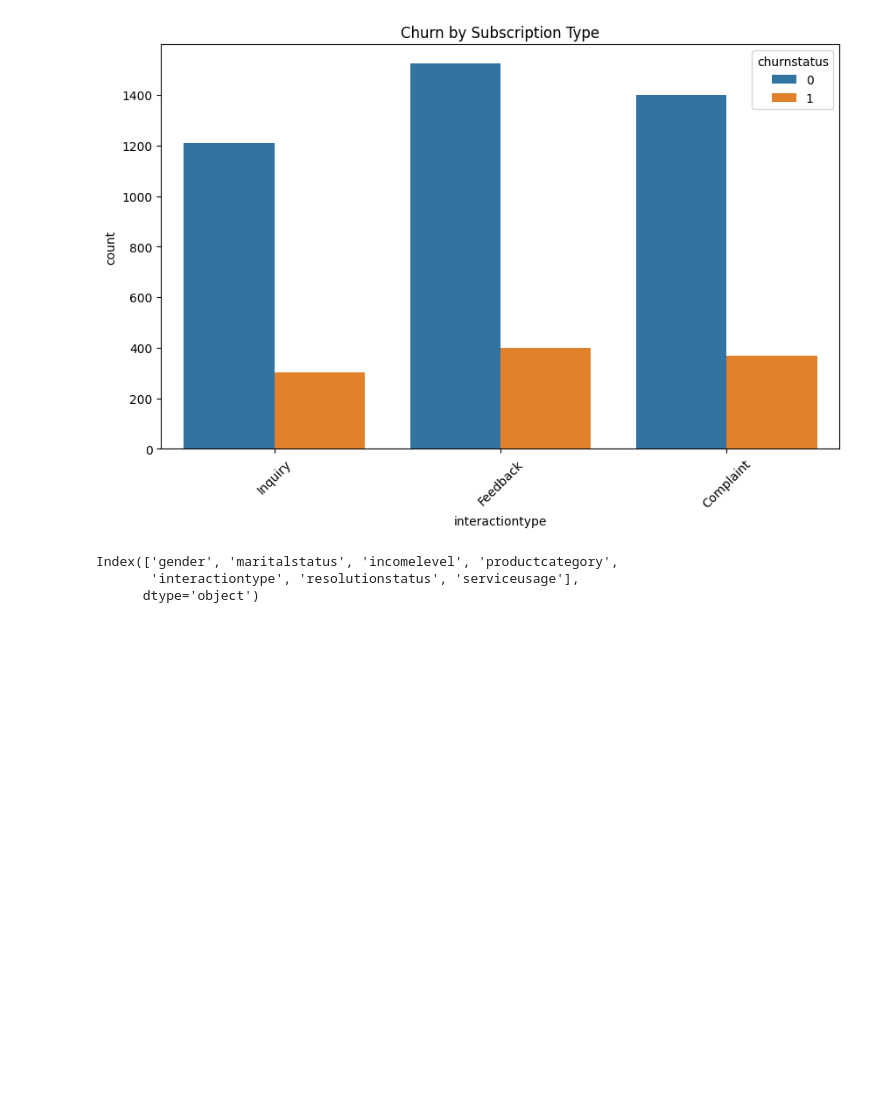
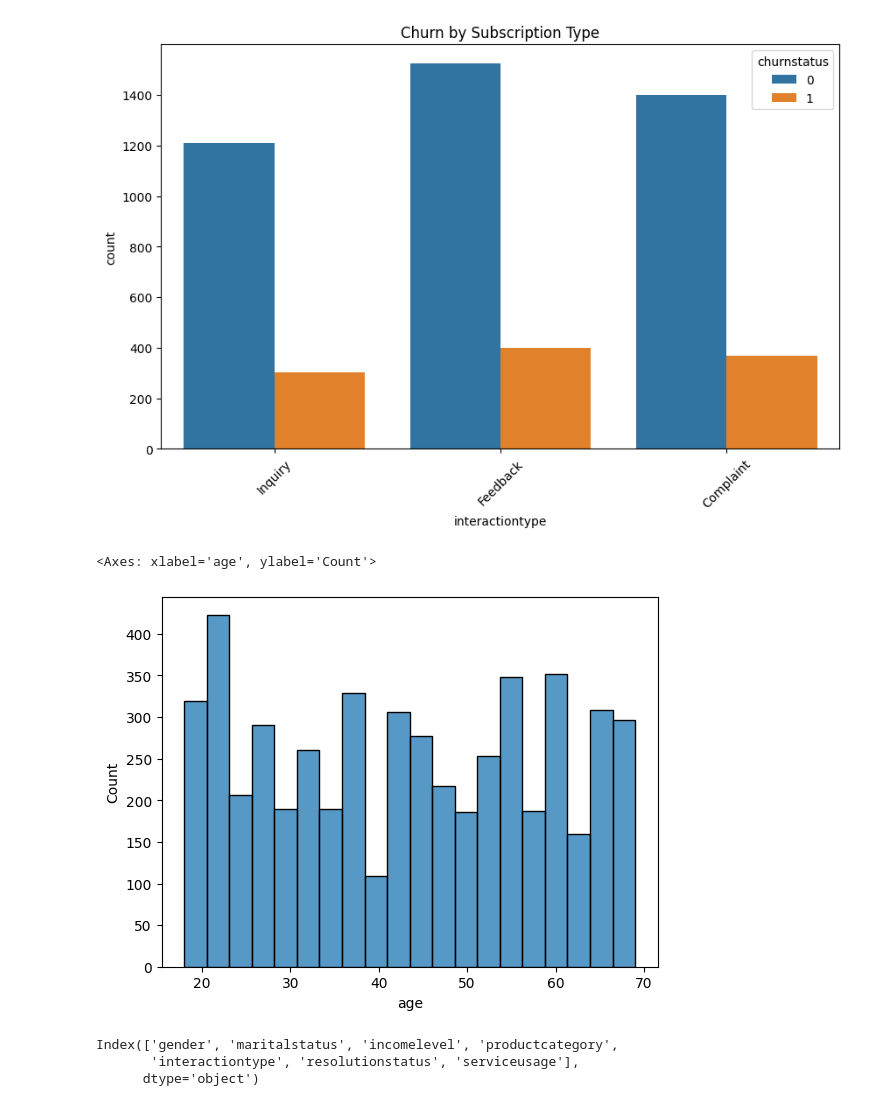
Before and after one commit to uday-12345678/Birdify, a Jupyter notebook: customer_churn_analysis.ipynb, the cells around one changed output. Drawn from its saved outputs; the diff is of its cells as text; code cells hidden in the pictures; blank space fills up the shorter version.

```diff
--- a/customer_churn_analysis.ipynb
+++ b/customer_churn_analysis.ipynb
@@ -100,6 +100,11 @@ plt.xticks(rotation=45)
 plt.show()
 # %% [output]
 [figure]
+# %%
+sns.histplot(df['age'], bins=20)
+# %% [output]
+<Axes: xlabel='age', ylabel='Count'>
+[figure, added]
 # %%
 df = df.drop_duplicates()
 # %%
```
Also changed, not shown: parts of 6 cells of this notebook.
